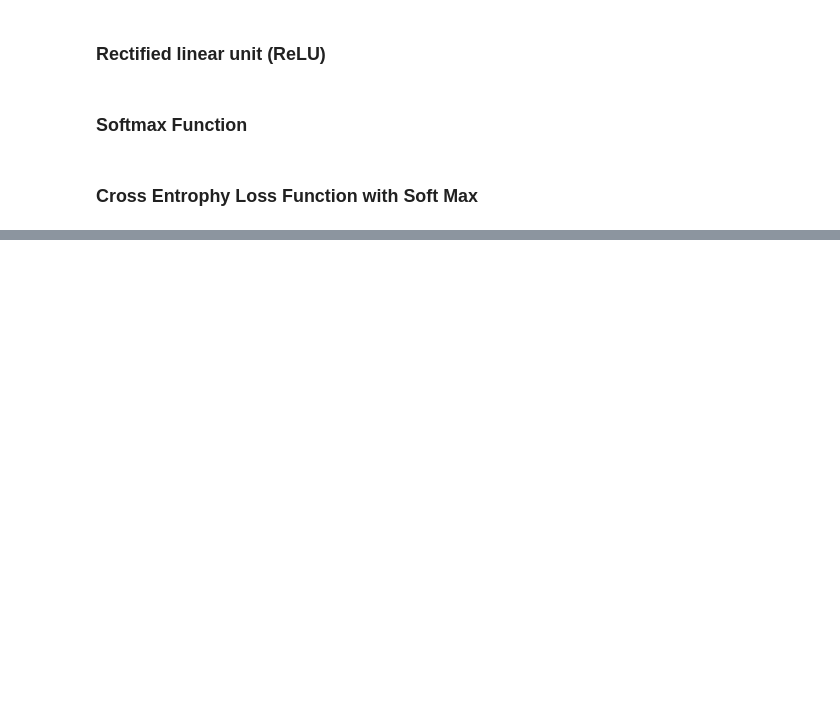
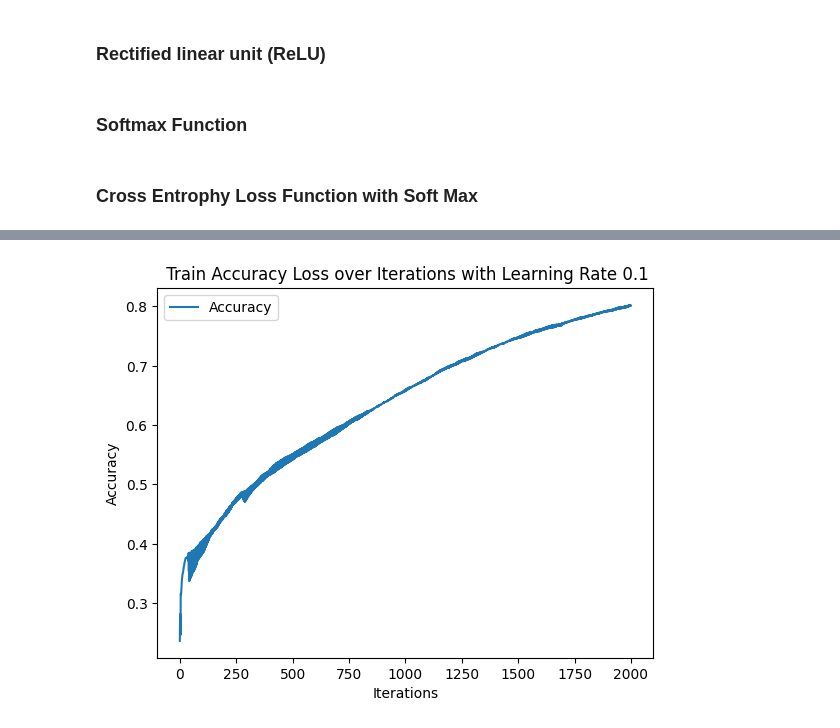
Before and after one commit to NisithDivantha/Building-a-Neural-Network-from-Scratch, a Jupyter notebook: Task_1.ipynb, the cells around one changed output, grey strips where cells are left out. Drawn from its saved outputs; the diff is of its cells as text; code cells hidden in the pictures; blank space fills up the shorter version.

```diff
--- a/Task_1.ipynb
+++ b/Task_1.ipynb
@@ -154,0 +234,9 @@ nn.save_gradients_to_csv(grad_weights, 'grad_weights.csv')
+# %%
+plt.plot(range(len(train_accuracy_values1)), train_accuracy_values1, label='Accuracy')
+plt.xlabel('Iterations')
+plt.ylabel('Accuracy')
+plt.title(' Train Accuracy Loss over Iterations with Learning Rate 0.1')
+plt.legend()
+plt.show()
+# %% [output]
+[figure, added]
```
Also changed, not shown: parts of 34 cells of this notebook, 38 other files.
